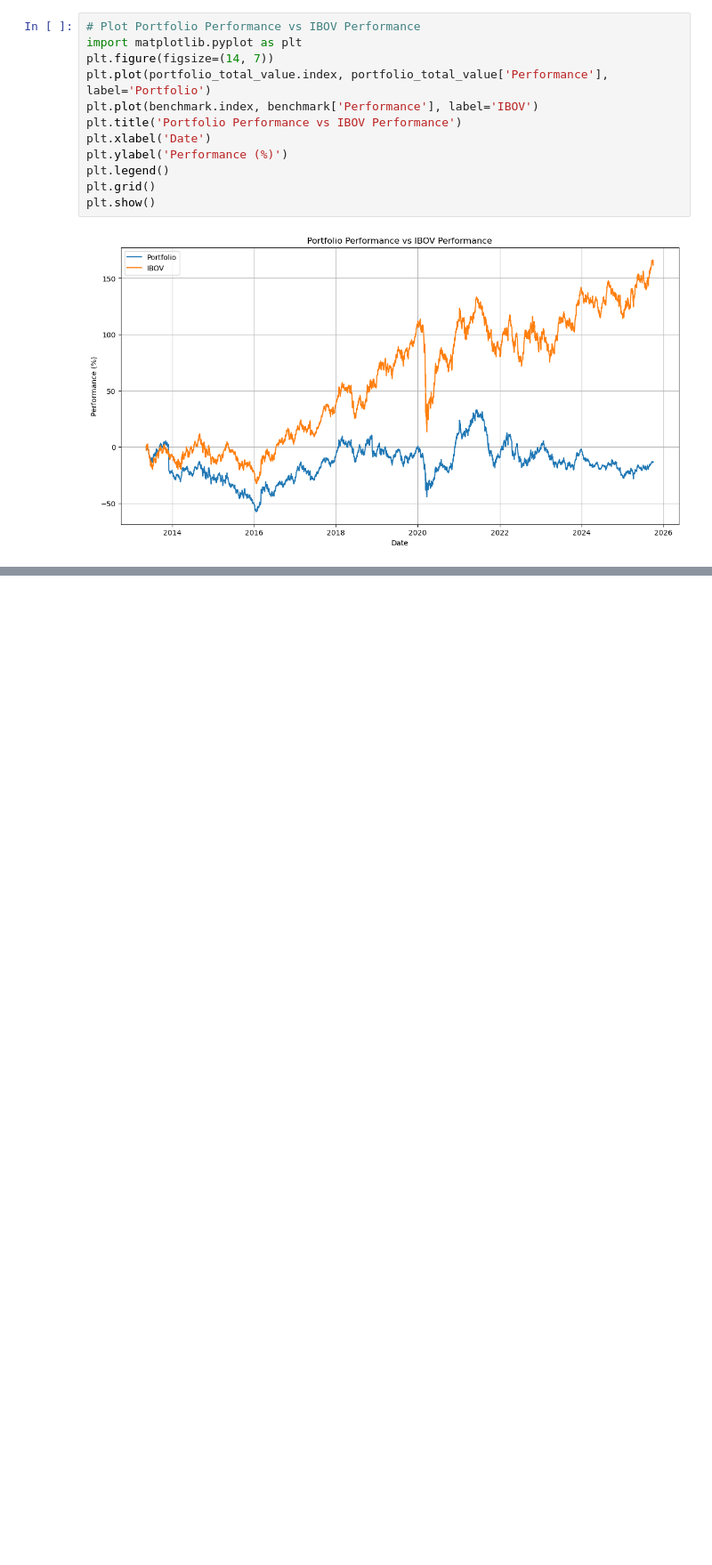
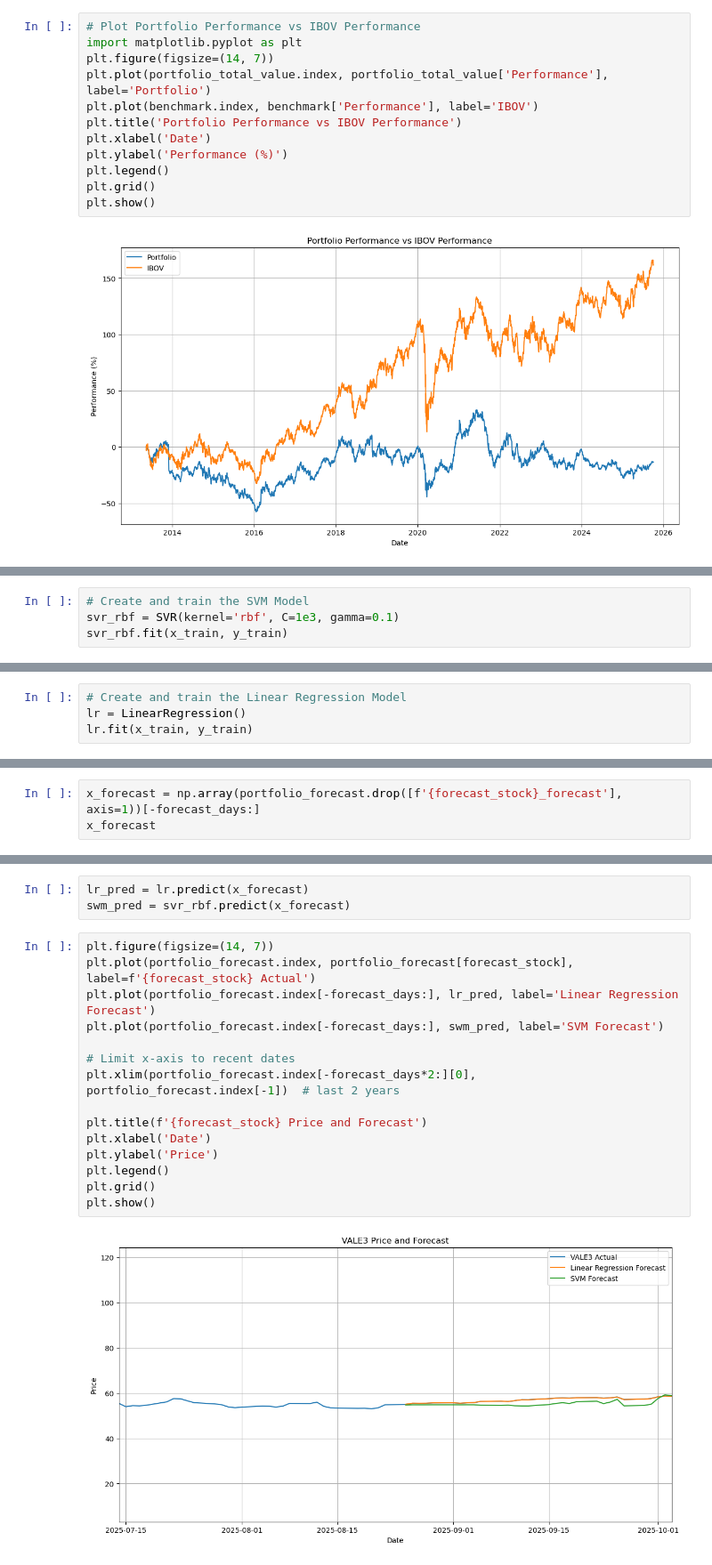
Before and after one commit to FerFilho23/Machine-Learning, a Jupyter notebook: datatalks/module-1/projects/investments-portfolio.ipynb, the cells around one changed output, grey strips where cells are left out. Shown at 89% size. Saved outputs shown, nothing was run; the diff lists cells and outputs as text; blank space fills up the shorter version.

```diff
--- a/datatalks/module-1/projects/investments-portfolio.ipynb
+++ b/datatalks/module-1/projects/investments-portfolio.ipynb
@@ -301,0 +410,4 @@ plt.show()
+# %%
+# Create and train the SVM Model
+svr_rbf = SVR(kernel='rbf', C=1e3, gamma=0.1)
+svr_rbf.fit(x_train, y_train)
@@ -301,0 +416,4 @@ plt.show()
+# %%
+# Create and train the Linear Regression Model
+lr = LinearRegression()
+lr.fit(x_train, y_train)
@@ -301,0 +433,3 @@ plt.show()
+# %%
+x_forecast = np.array(portfolio_forecast.drop([f'{forecast_stock}_forecast'], axis=1))[-forecast_days:]
+x_forecast
@@ -301,0 +454,20 @@ plt.show()
+# %%
+lr_pred = lr.predict(x_forecast)
+swm_pred = svr_rbf.predict(x_forecast)
+# %%
+plt.figure(figsize=(14, 7))
+plt.plot(portfolio_forecast.index, portfolio_forecast[forecast_stock], label=f'{forecast_stock} Actual')
+plt.plot(portfolio_forecast.index[-forecast_days:], lr_pred, label='Linear Regression Forecast')
+plt.plot(portfolio_forecast.index[-forecast_days:], swm_pred, label='SVM Forecast')
+
+# Limit x-axis to recent dates
+plt.xlim(portfolio_forecast.index[-forecast_days*2:][0], portfolio_forecast.index[-1])  # last 2 years
+
+plt.title(f'{forecast_stock} Price and Forecast')
+plt.xlabel('Date')
+plt.ylabel('Price')
+plt.legend()
+plt.grid()
+plt.show()
+# %% [output]
+[figure, added]
```
Also changed, not shown: parts of 16 cells of this notebook.
